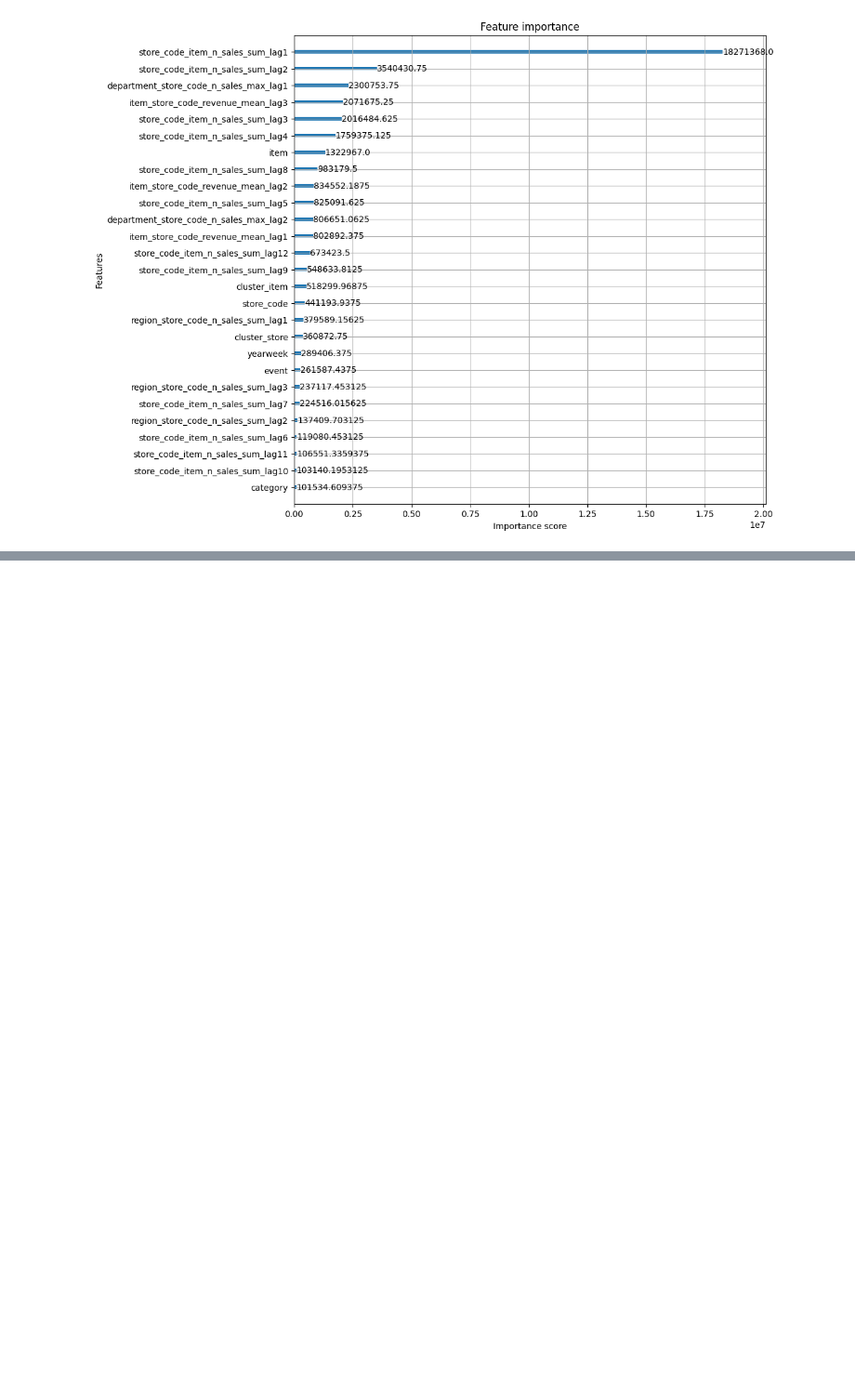
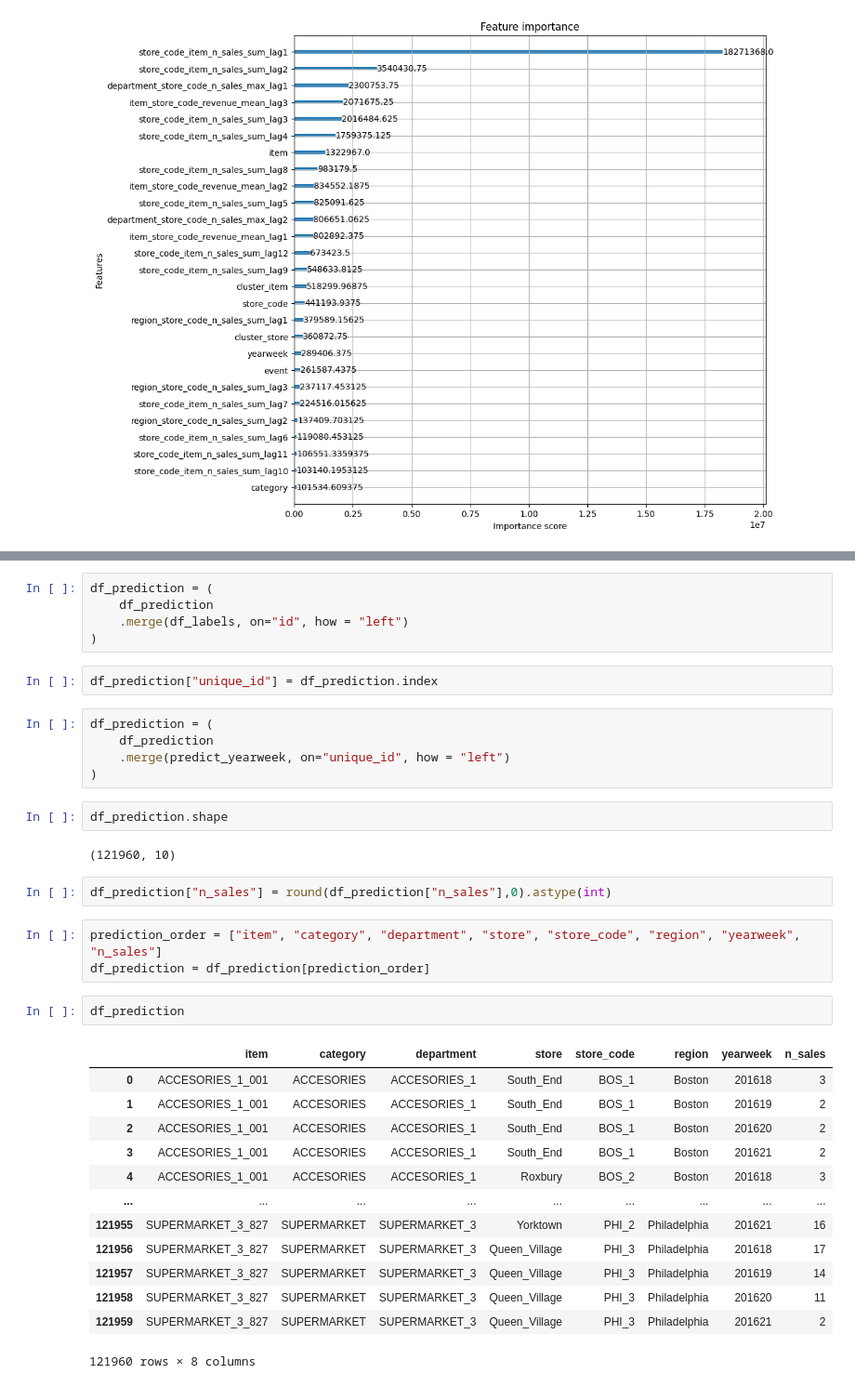
Before and after one commit to mariohernanc/capstone-project-0325bcn-grupo3, a Jupyter notebook: 02_notebooks/03_DSMarket_forecasting.ipynb, the cells around one changed output, grey strips where cells are left out. Shown at 93% size. Drawn from its saved outputs; the diff is of its cells as text; blank space fills up the shorter version.

```diff
--- a/02_notebooks/03_DSMarket_forecasting.ipynb
+++ b/02_notebooks/03_DSMarket_forecasting.ipynb
@@ -830,0 +995,37 @@ xgb.plot_importance(model, importance_type = "gain", ax = ax)
+# %%
+df_prediction = (
+    df_prediction
+    .merge(df_labels, on="id", how = "left")
+)
+# %%
+df_prediction["unique_id"] = df_prediction.index
+# %%
+df_prediction = (
+    df_prediction
+    .merge(predict_yearweek, on="unique_id", how = "left")
+)
+# %%
+df_prediction.shape
+# %% [output]
+(121960, 10)
+# %%
+df_prediction["n_sales"] = round(df_prediction["n_sales"],0).astype(int)
+# %%
+prediction_order = ["item", "category", "department", "store", "store_code", "region", "yearweek", "n_sales"]
+df_prediction = df_prediction[prediction_order]
+# %%
+df_prediction
+# %% [output]
+|  | item | category | department | store | store_code | region | yearweek | n_sales |
+| 0 | ACCESORIES_1_001 | ACCESORIES | ACCESORIES_1 | South_End | BOS_1 | Boston | 201618 | 3 |
+| 1 | ACCESORIES_1_001 | ACCESORIES | ACCESORIES_1 | South_End | BOS_1 | Boston | 201619 | 2 |
+| 2 | ACCESORIES_1_001 | ACCESORIES | ACCESORIES_1 | South_End | BOS_1 | Boston | 201620 | 2 |
+| 3 | ACCESORIES_1_001 | ACCESORIES | ACCESORIES_1 | South_End | BOS_1 | Boston | 201621 | 2 |
+| 4 | ACCESORIES_1_001 | ACCESORIES | ACCESORIES_1 | Roxbury | BOS_2 | Boston | 201618 | 3 |
+| ... | ... | ... | ... | ... | ... | ... | ... | ... |
+| 121955 | SUPERMARKET_3_827 | SUPERMARKET | SUPERMARKET_3 | Yorktown | PHI_2 | Philadelphia | 201621 | 16 |
+| 121956 | SUPERMARKET_3_827 | SUPERMARKET | SUPERMARKET_3 | Queen_Village | PHI_3 | Philadelphia | 201618 | 17 |
+| 121957 | SUPERMARKET_3_827 | SUPERMARKET | SUPERMARKET_3 | Queen_Village | PHI_3 | Philadelphia | 201619 | 14 |
+| 121958 | SUPERMARKET_3_827 | SUPERMARKET | SUPERMARKET_3 | Queen_Village | PHI_3 | Philadelphia | 201620 | 11 |
+| 121959 | SUPERMARKET_3_827 | SUPERMARKET | SUPERMARKET_3 | Queen_Village | PHI_3 | Philadelphia | 201621 | 2 |
+121960 rows × 8 columns
```
Also changed, not shown: parts of 21 cells of this notebook.
